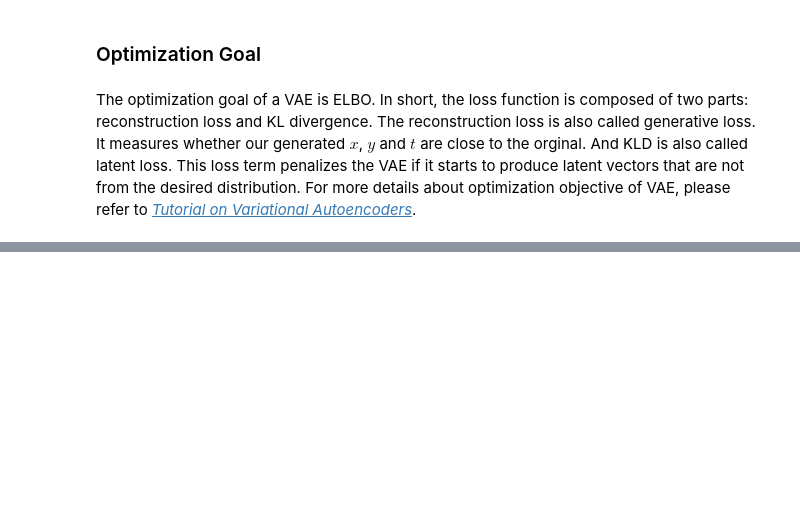
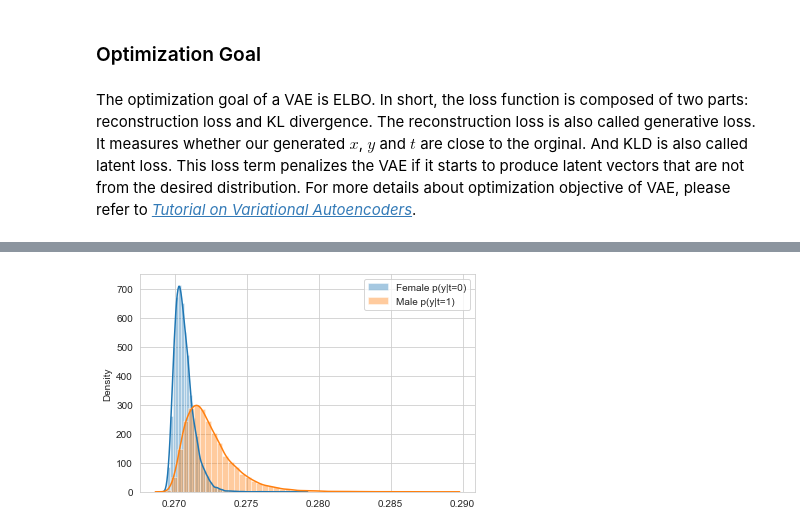
Before and after one commit to zzhao62/CausalVAE, a Jupyter notebook: tutorial.ipynb, the cells around one changed output, grey strips where cells are left out. Drawn from its saved outputs; the diff is of its cells as text; code cells hidden in the pictures; blank space fills up the shorter version.

```diff
--- a/tutorial.ipynb
+++ b/tutorial.ipynb
@@ -497,0 +529,45 @@ ImportError: cannot import name 'CreditDataset' from 'models.datasets' (/Users/z
+# %%
+y0_new = np.zeros(shape=(0,1))
+y1_new = np.zeros(shape=(0,1))
+t_new = np.zeros(shape=(0,1))
+ypred_new = np.zeros(shape=(0,1))
+ypred_cf_new = np.zeros(shape=(0,1))
+x_new = np.zeros(shape=(0,37))
+y_new = np.zeros(shape=(0,1))
+t_new = np.zeros(shape=(0,1))
+z_new = np.zeros(shape=(0,20))
+
+n_epoch, n_iter_per_epoch, idx = epochs, 1*int(xtr.shape[0] / M), list(range(xtr.shape[0]))
+for j in range(n_iter_per_epoch):
+    batch = np.random.choice(idx, M)
+    x_tr, y_tr, t_tr = torch.FloatTensor(xtr[batch]), torch.FloatTensor(ytr[batch]), \
+                                        torch.FloatTensor(ttr[batch])
+    x_tr = x_tr.to(device)
+    y_tr = y_tr.to(device)
+    t_tr = t_tr.to(device)
+    t = ttr[batch]
+    y0_tr, y1_tr, z_tr = get_y0_y1(p_y_zt_dist, q_y_xt_dist, q_z_tyx_dist, x_tr, y_tr)
+    z_new = np.concatenate([z_new, z_tr])
+    ypred, ypred_cf = y_counterfact(t, y0_tr, y1_tr)
+    y0_new = np.concatenate([y0_new, y0_tr.mean(axis=1).reshape(-1,1)])
+    y1_new = np.concatenate([y1_new, y1_tr.mean(axis=1).reshape(-1,1)])
+    t_new = np.concatenate([t_new, t])
+    ypred_new = np.concatenate([ypred_new, ypred.mean(axis=1).reshape(-1,1)])
+    ypred_cf_new = np.concatenate([ypred_cf_new, ypred_cf.mean(axis=1).reshape(-1,1)])
+    x_new = np.concatenate([x_new, xtr[batch]])
+    y_new = np.concatenate([y_new, ytr[batch]])
+
+xt_new = np.zeros(shape=(x_new.shape[0], 38))
+xt_new[:,0] = t_new.flatten()
+xt_new[:,1:] = x_new
+# %%
+import seaborn as sns
+import warnings
+warnings.filterwarnings('ignore')
+sns.set_style("whitegrid")
+sns.distplot(y0_new.flatten(), label='Female p(y|t=0)')
+sns.distplot(y1_new.flatten(), label='Male p(y|t=1)')
+plt.legend()
+plt.show()
+# %% [output]
+[figure, added]
```
Also changed, not shown: parts of 5 cells of this notebook.
